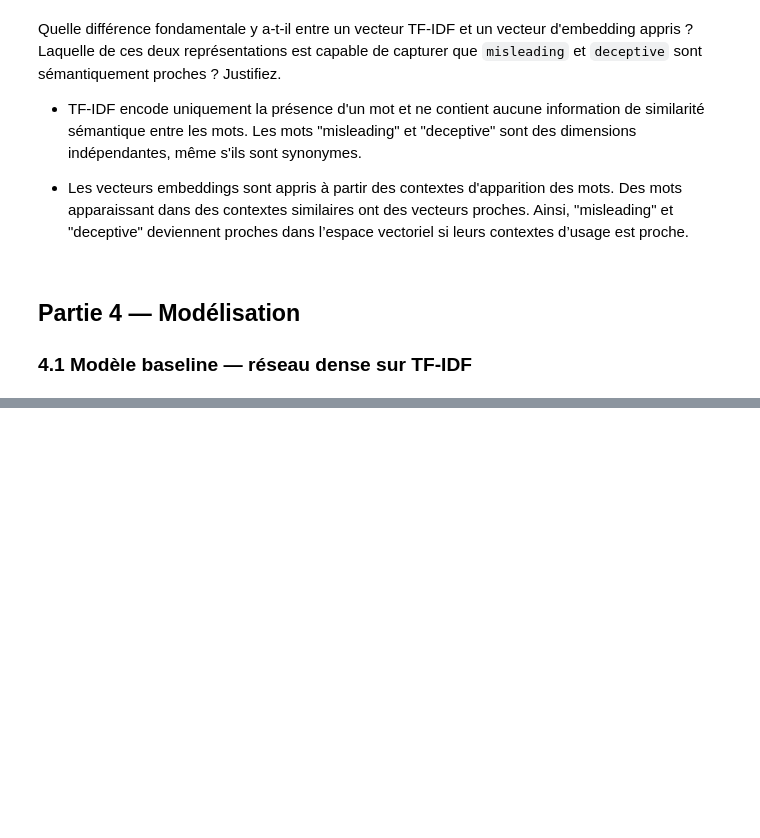
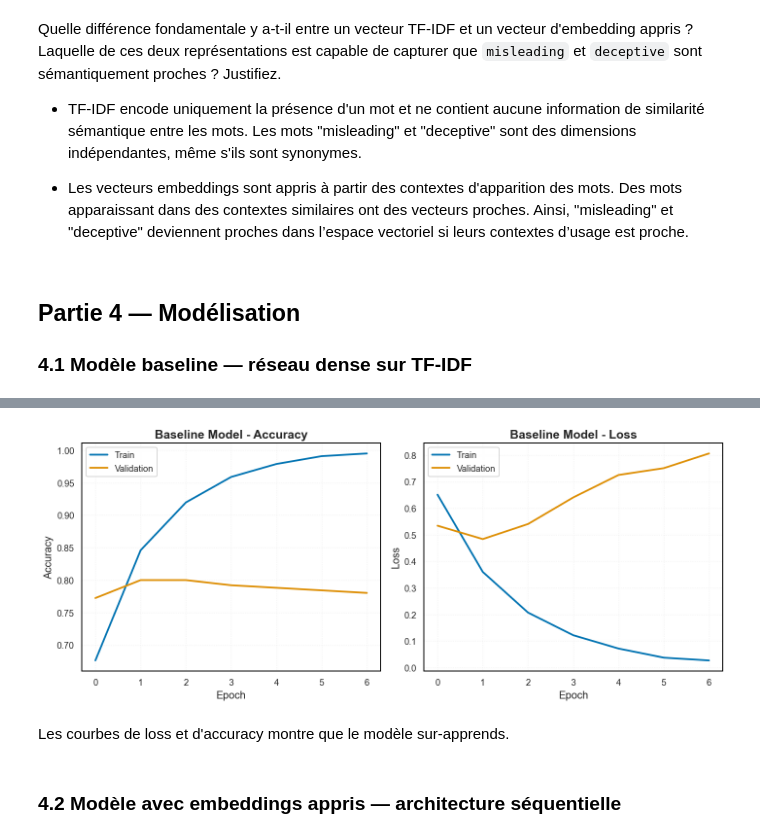
Before and after one commit to DamienDESSAUX-M2i/DESSAUX_Damien_ECF4, a Jupyter notebook: notebook/ecf_fake_news.ipynb, the cells around one changed output, grey strips where cells are left out. Cells and saved outputs as stored; diff of their text form; code cells hidden in the pictures; blank space fills up the shorter version.

```diff
--- a/notebook/ecf_fake_news.ipynb
+++ b/notebook/ecf_fake_news.ipynb
@@ -54,6 +58,8 @@ FIGURE_DIR.mkdir(parents=True, exist_ok=True)
 
 MODELS_DIR = PROJECT_DIR / "models"
 VECTORIZER_FILE = MODELS_DIR / "vectorizer.pkl"
+MODEL_BASELINE_FILE = MODELS_DIR / "baseline.keras"
+MODEL_EMBEDDINGS_FILE = MODELS_DIR / "embeddings.keras"
 # %%
 # Configurations des graphiques
 sns.set_theme(
@@ -669,15 +688,17 @@ Répartition des labels dans le jeu de données : FAKE 50% - REAL 50%
 Répartition des labels dans le jeu d'entrainement : FAKE 50% - REAL 50%
 Répartition des labels dans le jeu de test : FAKE 50% - REAL 50%
 # %%
+MAX_FEATURES = 3000
+
 tfidf = TfidfVectorizer(
-    max_features=3000,
+    max_features=MAX_FEATURES,
     min_df=2,
     max_df=0.85,
     ngram_range=(1, 2),
     sublinear_tf=True,
 )
 
-tfidf.fit_transform(texts_train, labels_train)
+texts_train_vectorized = tfidf.fit_transform(texts_train, labels_train)
 
 print(f"Vocabulaire : {len(tfidf.get_feature_names_out())} mots uniques")
 # %% [output]
@@ -754,6 +775,13 @@ Quelle différence fondamentale y a-t-il entre un vecteur TF-IDF et un vecteur d
 * TF-IDF encode uniquement la présence d'un mot et ne contient aucune information de similarité sémantique entre les mots. Les mots "misleading" et "deceptive" sont des dimensions indépendantes, même s'ils sont synonymes.
 
 * Les vecteurs embeddings sont appris à partir des contextes d'apparition des mots. Des mots apparaissant dans des contextes similaires ont des vecteurs proches. Ainsi, "misleading" et "deceptive" deviennent proches dans l’espace vectoriel si leurs contextes d’usage est proche.
+# %%
+label_encoder = LabelEncoder()
+labels_train_encoded = label_encoder.fit_transform(labels_train)
+labels_test_encoded = label_encoder.transform(labels_test)
+
+labels_train_raw_encoded = label_encoder.fit_transform(labels_train_raw)
+labels_test_raw_encoded = label_encoder.transform(labels_test_raw)
 # %% [markdown]
 ## Partie 4 — Modélisation
 
@@ -760,0 +895,33 @@ Quelle différence fondamentale y a-t-il entre un vecteur TF-IDF et un vecteur d
+# %%
+def plot_history(history, model_name):
+    fig, (ax1, ax2) = plt.subplots(1, 2, figsize=(12, 5))
+
+    # Accuracy
+    ax1.plot(history.history["accuracy"], label="Train")
+    ax1.plot(history.history["val_accuracy"], label="Validation")
+    ax1.set_title(f"{model_name} - Accuracy")
+    ax1.set_xlabel("Epoch")
+    ax1.set_ylabel("Accuracy")
+    ax1.legend()
+    ax1.grid(True, alpha=0.3)
+
+    # Loss
+    ax2.plot(history.history["loss"], label="Train")
+    ax2.plot(history.history["val_loss"], label="Validation")
+    ax2.set_title(f"{model_name} - Loss")
+    ax2.set_xlabel("Epoch")
+    ax2.set_ylabel("Loss")
+    ax2.legend()
+    ax2.grid(True, alpha=0.3)
+
+    plt.tight_layout()
+    plt.show()
+
+
+plot_history(history_model_baseline, "Baseline Model")
+# %% [output]
+[figure, added]
+# %% [markdown]
+Les courbes de loss et d'accuracy montre que le modèle sur-apprends.
+# %% [markdown]
+### 4.2 Modèle avec embeddings appris — architecture séquentielle
```
Also changed, not shown: parts of 19 cells of this notebook, 7 other files.
